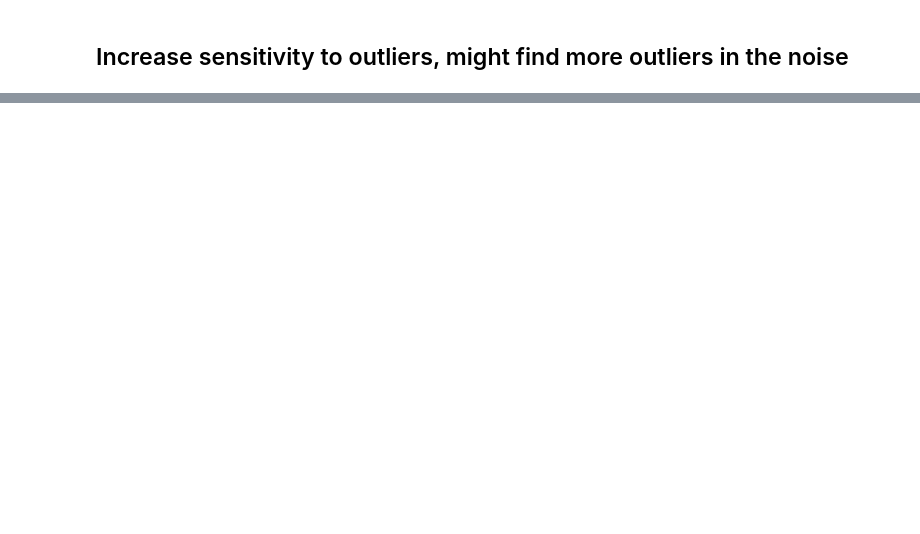
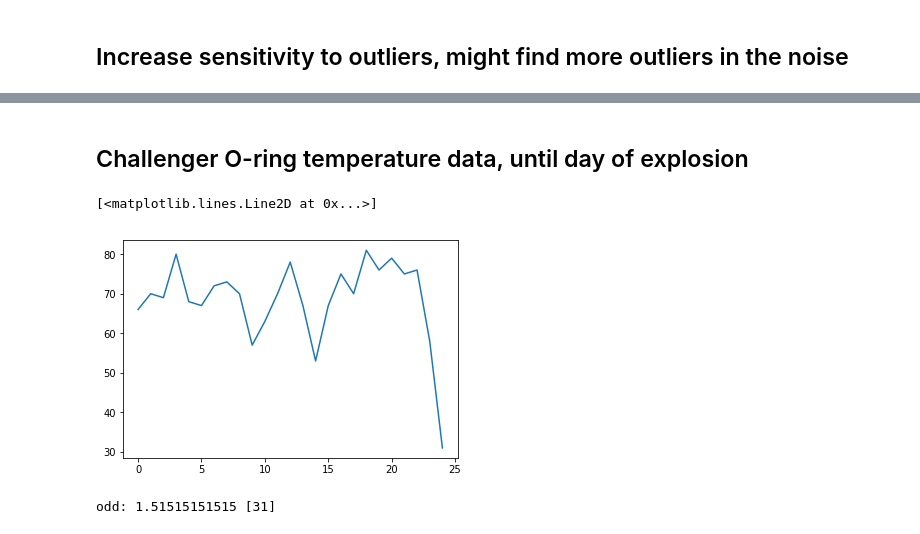
Before and after one commit to mtpatter/kaiba, a Jupyter notebook: notebooks/example-outliers.ipynb, the cells around one changed output, grey strips where cells are left out. Cells and saved outputs as stored; diff of their text form; code cells hidden in the pictures; blank space fills up the shorter version.

Commit message:
Add challenger data example

```diff
--- a/notebooks/example-outliers.ipynb
+++ b/notebooks/example-outliers.ipynb
@@ -105,0 +106,14 @@ odd: 2.0 [4.5502914584840903]
+# %% [markdown]
+## Challenger O-ring temperature data, until day of explosion
+# %%
+challenger = [66, 70, 69, 80, 68, 67, 72, 73, 70, 57, 63, 70, 78, 67, 53, 67, 75, 70, 81, 76, 79, 75, 76, 58, 31]
+# %%
+plt.plot(challenger)
+# %% [output]
+[<matplotlib.lines.Line2D at 0x...>]
+[figure, added]
+# %%
+odd_hratio, oddoutliers = bootlier.find_outliers(challenger)
+print("odd:", odd_hratio, oddoutliers)
+# %% [output]
+odd: 1.51515151515 [31]
```
Also changed, not shown: parts of 7 cells of this notebook.
